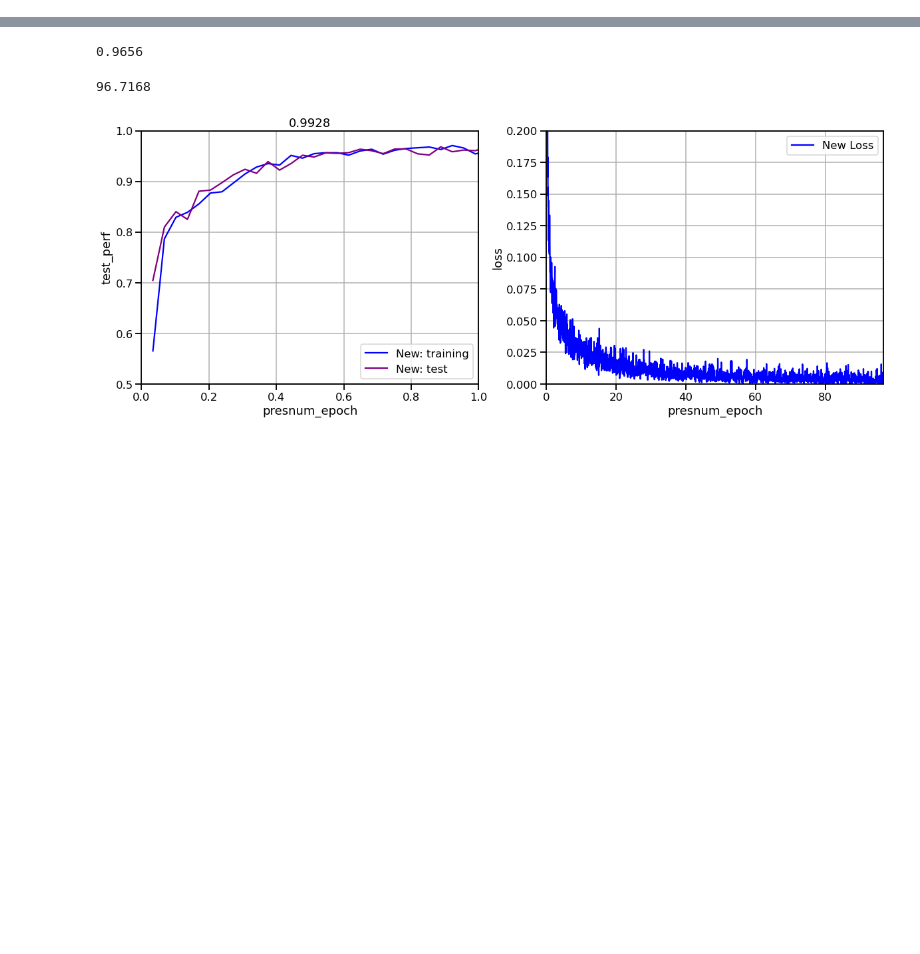
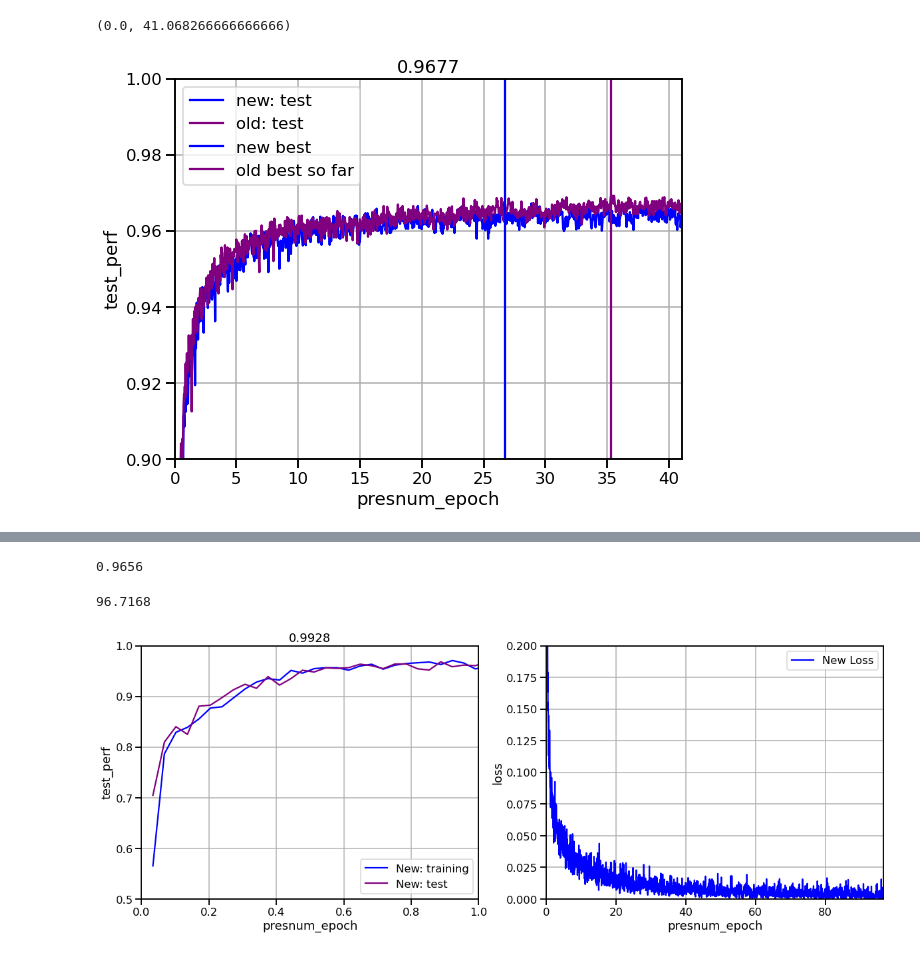
Before and after one commit to compmem/DeepSITH, a Jupyter notebook: experiments/psMNIST/performance_visualization.ipynb, the cells around one changed output, grey strips where cells are left out. Drawn from its saved outputs; the diff is of its cells as text; code cells hidden in the pictures; blank space fills up the shorter version.

```diff
--- a/experiments/psMNIST/performance_visualization.ipynb
+++ b/experiments/psMNIST/performance_visualization.ipynb
@@ -97,0 +170,23 @@ dat[dat.presnum_epoch < mark].test_perf.max()
+# %%
+fig = plt.figure(figsize=(20,7))
+ax = fig.add_subplot(1,2,1)
+sn.lineplot(data=dat, x=dat.presnum_epoch, y='test_perf', ax=ax,
+            color='blue')
+sn.lineplot(data=dato, x=dato.presnum_epoch, y='test_perf', ax=ax,
+            color='purple')
+ax.axvline(dat.presnum_epoch[dat.test_perf.argmax()], color='blue')
+ax.axvline(dato.presnum_epoch[dato[dato.presnum_epoch<=
+                                  dat.presnum_epoch.max()].test_perf.argmax()],
+           color='purple')
+
+ax.legend(["new: test", "old: test",
+           'new best', 'old best so far'])
+ax.set_title(dat.test_perf.max())
+
+ax.grid(True)
+
+ax.set_ylim(.9, 1.0)
+ax.set_xlim(0,dat.presnum_epoch.max())#)
+# %% [output]
+(0.0, 41.068266666666666)
+[figure, added]
```
Also changed, not shown: parts of 13 cells of this notebook, 17 other files.
